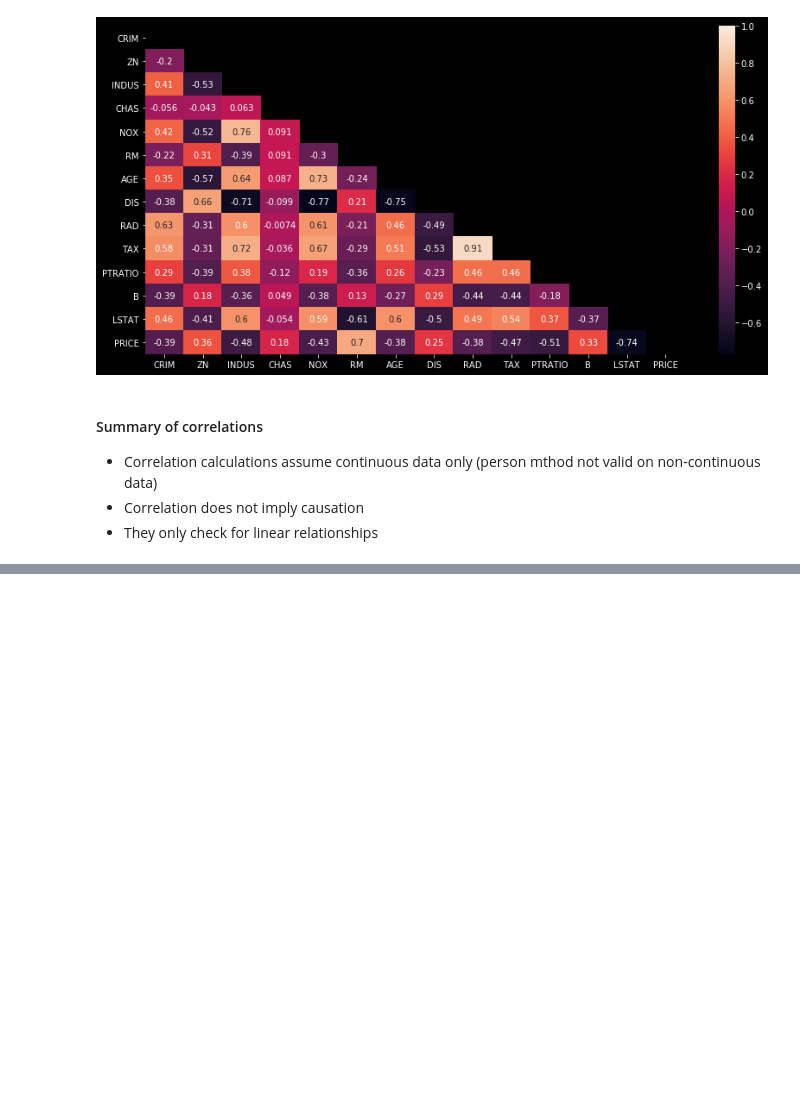
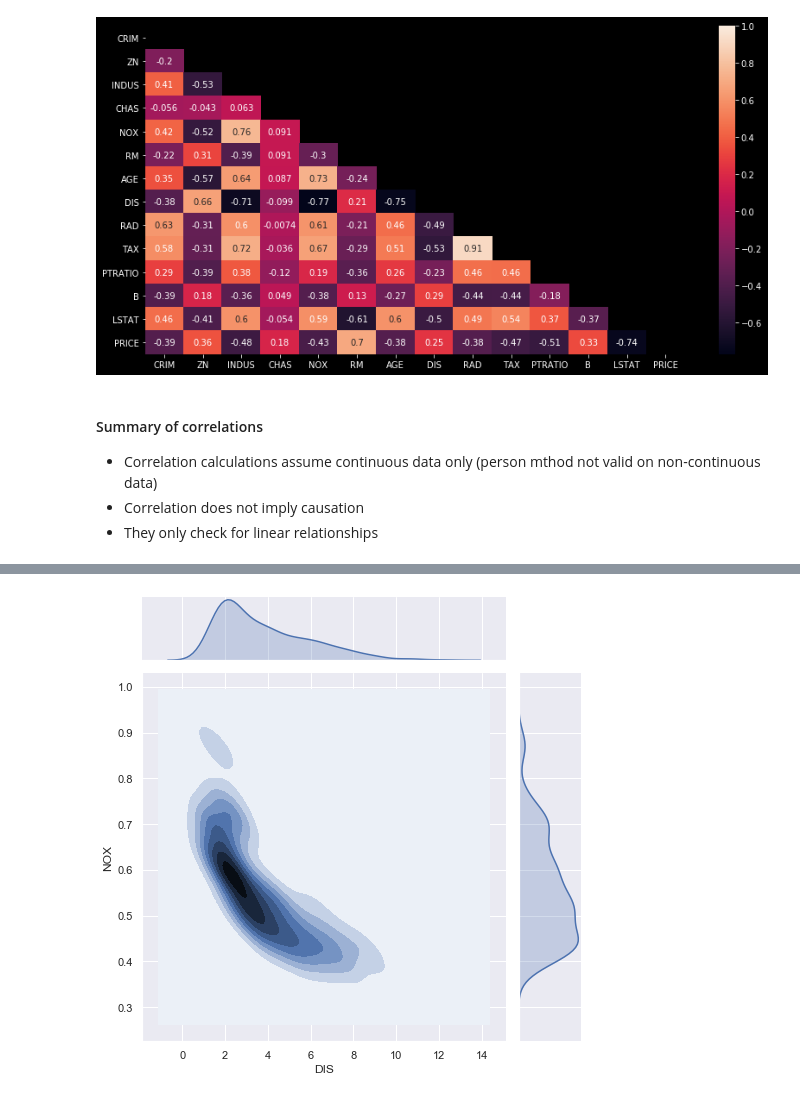
Before and after one commit to irisida/MLref-appbrewery, a Jupyter notebook: 05.01-multivariable-linear-regression.ipynb, the cells around one changed output, grey strips where cells are left out. Saved outputs shown, nothing was run; the diff lists cells and outputs as text; code cells hidden in the pictures; blank space fills up the shorter version.

```diff
--- a/05.01-multivariable-linear-regression.ipynb
+++ b/05.01-multivariable-linear-regression.ipynb
@@ -256,0 +282,6 @@ sns.heatmap(data.corr(), mask=mask, annot=True);
+# %%
+#plt.style.use('dark_background')
+sns.set()
+sns.jointplot(data['DIS'], data['NOX'], height=7, kind='kde');
+# %% [output]
+[figure, added]
```
Also changed, not shown: parts of 8 cells of this notebook.
